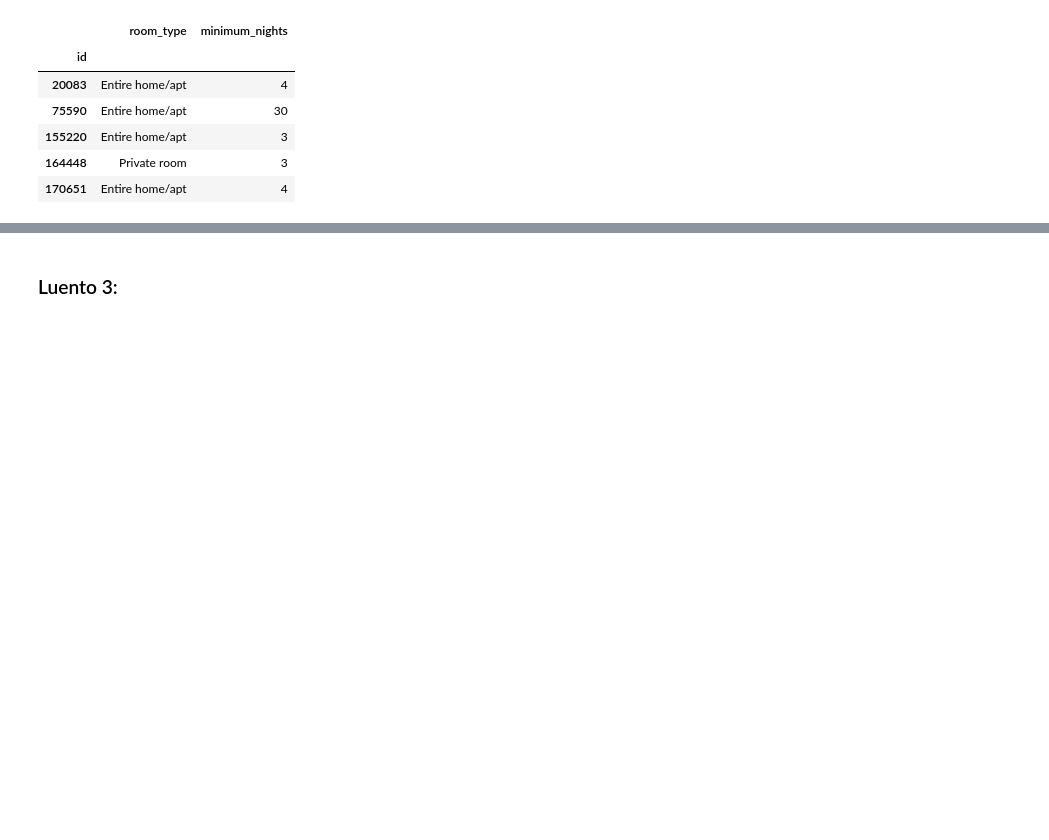
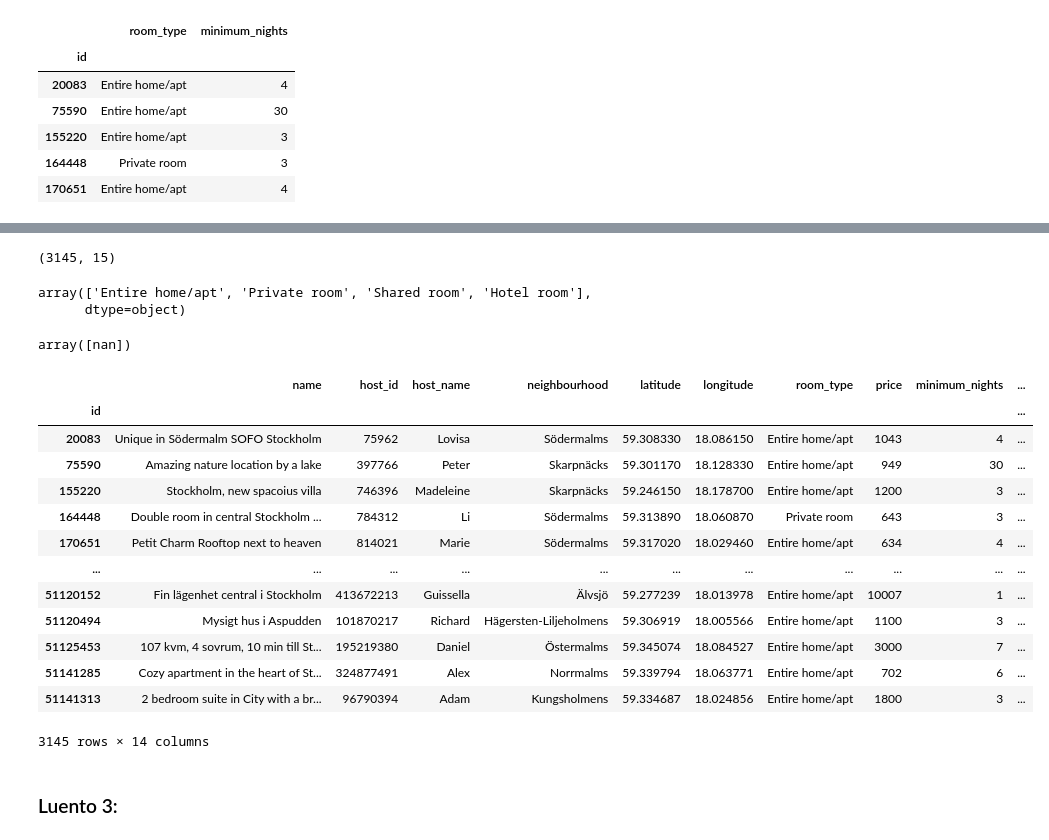
Before and after one commit to noorasaros/JODA2021_oppimispk, a Jupyter notebook: oppimispk.ipynb, the cells around one changed output, grey strips where cells are left out. Drawn from its saved outputs; the diff is of its cells as text; code cells hidden in the pictures; blank space fills up the shorter version.

```diff
--- a/oppimispk.ipynb
+++ b/oppimispk.ipynb
@@ -113,3 +113,6 @@ df[['room_type', 'minimum_nights']].head()
 | 155220 | Entire home/apt | 3 |
 | 164448 | Private room | 3 |
 | 170651 | Entire home/apt | 4 |
+# %%
+# Muutetaan aikatieto date-time-muotoon.
+df['last_review'] =  pd.to_datetime(df['last_review'], format='%Y%m%dT%H:%M:%S',  errors='raise')
@@ -116,3 +130,37 @@ df[['room_type', 'minimum_nights']].head()
+# %%
+# Mikä on tietorakenteen koko?
+df.shape
+# %% [output]
+(3145, 15)
+# %%
+# Katsotaan, mitä huonetyyppejä datasta löytyy.
+df.room_type.unique()
+# %% [output]
+array(['Entire home/apt', 'Private room', 'Shared room', 'Hotel room'],
+      dtype=object)
+# %%
+# Ennakoidaan, että neighbourhood_group on turha sarake, eikä sisällä juurikaan arvoja. Tarkistetaan.
+df.neighbourhood_group.unique()
+# %% [output]
+array([nan])
+# %%
+# Neighbourhood_group on tyhjä sarake. Dropataan se.
+df.drop(columns=['neighbourhood_group'])
+# %% [output]
+|  | name | host_id | host_name | neighbourhood | latitude | longitude | room_type | price | minimum_nights | ... |
+| id |  |  |  |  |  |  |  |  |  | ... |
+| 20083 | Unique in Södermalm SOFO Stockholm | 75962 | Lovisa | Södermalms | 59.308330 | 18.086150 | Entire home/apt | 1043 | 4 | ... |
+| 75590 | Amazing nature location by a lake | 397766 | Peter | Skarpnäcks | 59.301170 | 18.128330 | Entire home/apt | 949 | 30 | ... |
+| 155220 | Stockholm, new spacoius villa | 746396 | Madeleine | Skarpnäcks | 59.246150 | 18.178700 | Entire home/apt | 1200 | 3 | ... |
+| 164448 | Double room in central Stockholm ... | 784312 | Li | Södermalms | 59.313890 | 18.060870 | Private room | 643 | 3 | ... |
+| 170651 | Petit Charm Rooftop next to heaven | 814021 | Marie | Södermalms | 59.317020 | 18.029460 | Entire home/apt | 634 | 4 | ... |
+| ... | ... | ... | ... | ... | ... | ... | ... | ... | ... | ... |
+| 51120152 | Fin lägenhet central i Stockholm | 413672213 | Guissella | Älvsjö | 59.277239 | 18.013978 | Entire home/apt | 10007 | 1 | ... |
+| 51120494 | Mysigt hus i Aspudden | 101870217 | Richard | Hägersten-Liljeholmens | 59.306919 | 18.005566 | Entire home/apt | 1100 | 3 | ... |
+| 51125453 | 107 kvm, 4 sovrum, 10 min till St... | 195219380 | Daniel | Östermalms | 59.345074 | 18.084527 | Entire home/apt | 3000 | 7 | ... |
+| 51141285 | Cozy apartment in the heart of St... | 324877491 | Alex | Norrmalms | 59.339794 | 18.063771 | Entire home/apt | 702 | 6 | ... |
+| 51141313 | 2 bedroom suite in City with a br... | 96790394 | Adam | Kungsholmens | 59.334687 | 18.024856 | Entire home/apt | 1800 | 3 | ... |
+3145 rows × 14 columns
 # %% [markdown]
 ### Luento 3:
 # %% [markdown]
```
Also changed, not shown: parts of 4 cells of this notebook.
